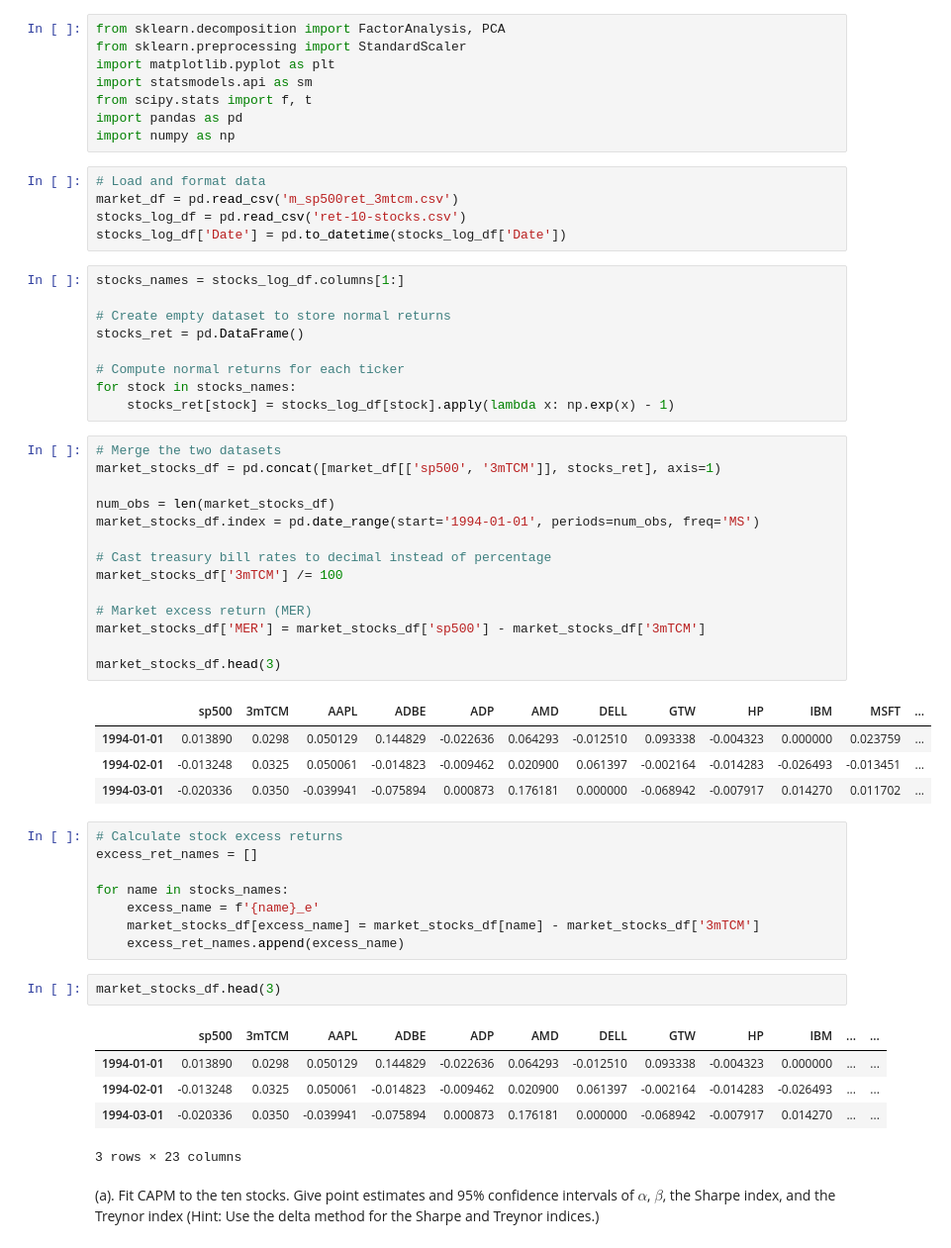
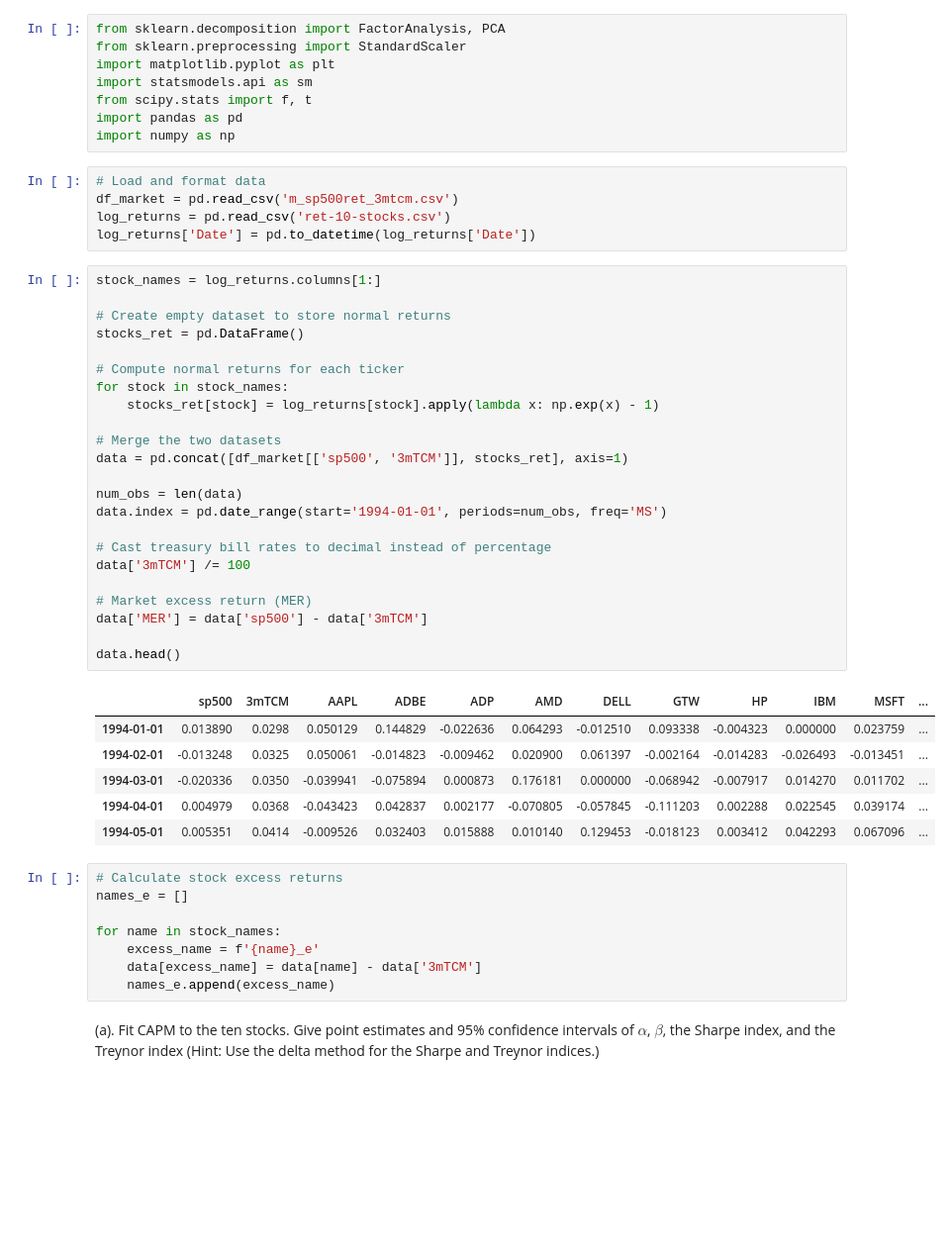
Before and after one commit to jujopo/ams-516, a Jupyter notebook: homework3.ipynb, the cells around one changed output. Shown: that part at 99% size. Cells and saved outputs as stored; diff of their text form; blank space fills up the shorter version.

```diff
--- a/homework3.ipynb
+++ b/homework3.ipynb
@@ -12,53 +12,47 @@ import pandas as pd
 import numpy as np
 # %%
 # Load and format data
-market_df = pd.read_csv('m_sp500ret_3mtcm.csv')
-stocks_log_df = pd.read_csv('ret-10-stocks.csv')
-stocks_log_df['Date'] = pd.to_datetime(stocks_log_df['Date'])
+df_market = pd.read_csv('m_sp500ret_3mtcm.csv')
+log_returns = pd.read_csv('ret-10-stocks.csv')
+log_returns['Date'] = pd.to_datetime(log_returns['Date'])
 # %%
-stocks_names = stocks_log_df.columns[1:]
+stock_names = log_returns.columns[1:]
 
 # Create empty dataset to store normal returns
 stocks_ret = pd.DataFrame()
 
 # Compute normal returns for each ticker
-for stock in stocks_names:
-    stocks_ret[stock] = stocks_log_df[stock].apply(lambda x: np.exp(x) - 1)
+for stock in stock_names:
+    stocks_ret[stock] = log_returns[stock].apply(lambda x: np.exp(x) - 1)
+
+# Merge the two datasets
+data = pd.concat([df_market[['sp500', '3mTCM']], stocks_ret], axis=1)
+
+num_obs = len(data)
+data.index = pd.date_range(start='1994-01-01', periods=num_obs, freq='MS')
+
+# Cast treasury bill rates to decimal instead of percentage
+data['3mTCM'] /= 100
+
+# Market excess return (MER)
+data['MER'] = data['sp500'] - data['3mTCM']
+
+data.head()
+# %% [output]
+|  | sp500 | 3mTCM | AAPL | ADBE | ADP | AMD | DELL | GTW | HP | IBM | MSFT | ... |
+| 1994-01-01 | 0.013890 | 0.0298 | 0.050129 | 0.144829 | -0.022636 | 0.064293 | -0.012510 | 0.093338 | -0.004323 | 0.000000 | 0.023759 | ... |
+| 1994-02-01 | -0.013248 | 0.0325 | 0.050061 | -0.014823 | -0.009462 | 0.020900 | 0.061397 | -0.002164 | -0.014283 | -0.026493 | -0.013451 | ... |
+| 1994-03-01 | -0.020336 | 0.0350 | -0.039941 | -0.075894 | 0.000873 | 0.176181 | 0.000000 | -0.068942 | -0.007917 | 0.014270 | 0.011702 | ... |
+| 1994-04-01 | 0.004979 | 0.0368 | -0.043423 | 0.042837 | 0.002177 | -0.070805 | -0.057845 | -0.111203 | 0.002288 | 0.022545 | 0.039174 | ... |
+| 1994-05-01 | 0.005351 | 0.0414 | -0.009526 | 0.032403 | 0.015888 | 0.010140 | 0.129453 | -0.018123 | 0.003412 | 0.042293 | 0.067096 | ... |
-# %%
-# Merge the two datasets
-market_stocks_df = pd.concat([market_df[['sp500', '3mTCM']], stocks_ret], axis=1)
-
-num_obs = len(market_stocks_df)
-market_stocks_df.index = pd.date_range(start='1994-01-01', periods=num_obs, freq='MS')
-
-# Cast treasury bill rates to decimal instead of percentage
-market_stocks_df['3mTCM'] /= 100
-
-# Market excess return (MER)
-market_stocks_df['MER'] = market_stocks_df['sp500'] - market_stocks_df['3mTCM']
-
-market_stocks_df.head(3)
-# %% [output]
-|  | sp500 | 3mTCM | AAPL | ADBE | ADP | AMD | DELL | GTW | HP | IBM | MSFT | ... |
-| 1994-01-01 | 0.013890 | 0.0298 | 0.050129 | 0.144829 | -0.022636 | 0.064293 | -0.012510 | 0.093338 | -0.004323 | 0.000000 | 0.023759 | ... |
-| 1994-02-01 | -0.013248 | 0.0325 | 0.050061 | -0.014823 | -0.009462 | 0.020900 | 0.061397 | -0.002164 | -0.014283 | -0.026493 | -0.013451 | ... |
-| 1994-03-01 | -0.020336 | 0.0350 | -0.039941 | -0.075894 | 0.000873 | 0.176181 | 0.000000 | -0.068942 | -0.007917 | 0.014270 | 0.011702 | ... |
 # %%
 # Calculate stock excess returns
-excess_ret_names = []
+names_e = []
 
-for name in stocks_names:
+for name in stock_names:
     excess_name = f'{name}_e'
-    market_stocks_df[excess_name] = market_stocks_df[name] - market_stocks_df['3mTCM']
-    excess_ret_names.append(excess_name)
+    data[excess_name] = data[name] - data['3mTCM']
+    names_e.append(excess_name)
-# %%
-market_stocks_df.head(3)
-# %% [output]
-|  | sp500 | 3mTCM | AAPL | ADBE | ADP | AMD | DELL | GTW | HP | IBM | ... | ... |
-| 1994-01-01 | 0.013890 | 0.0298 | 0.050129 | 0.144829 | -0.022636 | 0.064293 | -0.012510 | 0.093338 | -0.004323 | 0.000000 | ... | ... |
-| 1994-02-01 | -0.013248 | 0.0325 | 0.050061 | -0.014823 | -0.009462 | 0.020900 | 0.061397 | -0.002164 | -0.014283 | -0.026493 | ... | ... |
-| 1994-03-01 | -0.020336 | 0.0350 | -0.039941 | -0.075894 | 0.000873 | 0.176181 | 0.000000 | -0.068942 | -0.007917 | 0.014270 | ... | ... |
-3 rows × 23 columns
 # %% [markdown]
 (a). Fit CAPM to the ten stocks. Give point estimates and 95% confidence intervals of $\alpha$, $\beta$, the Sharpe index, and the Treynor index (Hint: Use the delta method for the Sharpe and Treynor indices.)
 # %%
```
Also changed, not shown: parts of 21 cells of this notebook.
